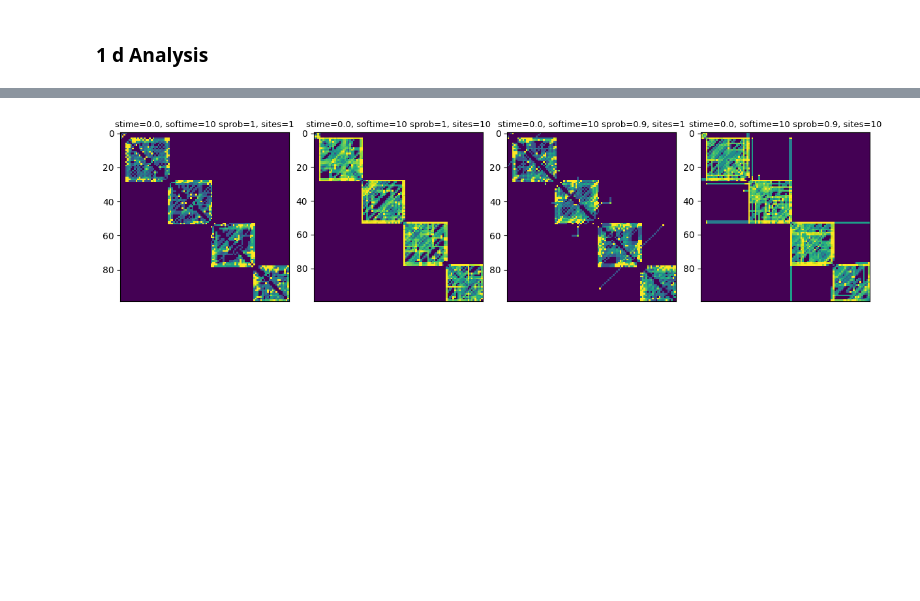
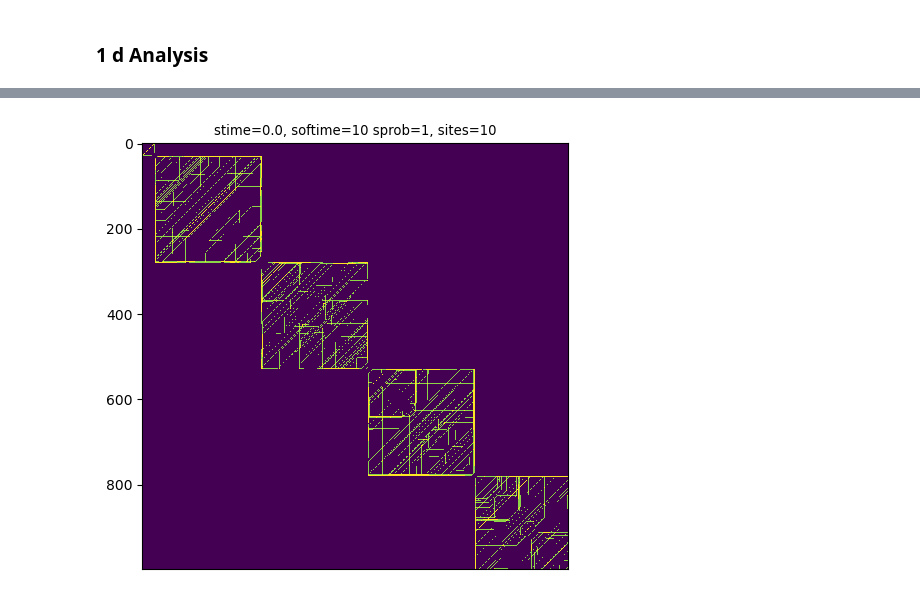
Before and after one commit to Fudenberg-Research-Group/dynamic_extrusion_boundaries, a Jupyter notebook: simulations/1_d_lattice_simulations.ipynb, the cells around one changed output, grey strips where cells are left out. Drawn from its saved outputs; the diff is of its cells as text; code cells hidden in the pictures; blank space fills up the shorter version.

```diff
--- a/simulations/1_d_lattice_simulations.ipynb
+++ b/simulations/1_d_lattice_simulations.ipynb
@@ -273,7 +238,7 @@ LEFTran, LEFNum = make_translocator(paramdict, RightstallList, LeftstallList)
 
 ############# making folder for simulation ###############
 file_name = paramdict_to_filename(paramdict)
-folder_name = '/folder_for_samples/'+'folder_' + file_name.split('file_')[1]
+folder_name = '/samples/'+'folder_' + file_name.split('file_')[1]
 folder = os.getcwd() + folder_name
 
 if os.path.exists(folder):
@@ -285,7 +250,7 @@ else:
 ########### simulation parameters ###########
 Trajn = 100 # trajectory length in monomer
 trajectoryLength = Trajn * Sites_per_monomer #trajectory length in lattice land
-num_dummy_steps = Trajn/100 * Sites_per_monomer #dummy steps in lattice land
+num_dummy_steps = Trajn//100 * Sites_per_monomer #dummy steps in lattice land
 blocksteps = 5
 bins = np.linspace(0, trajectoryLength, blocksteps, dtype=int)
 
@@ -323,65 +285,29 @@ def map_from_lefs(dset, trajectoryLength, LEFNum, Lattice_sites):
 
     return (lmap + lmap.T)
 # %%
-paramdicts = {
-    'lifetime':50,
-    'separation':10,
-    'facestall':1,
-    'backstall':0.0,
-    'stalltime':1000,
-    'stalloftime':0.1,
-    'stalldist':10,
-    'steps':200,
-    'velocity_multiplier':1,
-    'sites_per_monomer':10,
-    'monomer_per_replica':100,
-    'replication_number':10
-}
-facestalls=[1, 0.9]
-stalltimes = [0.0]
-stalloftimes = [10]
-sites_per_monomers = [1, 10]
-numy, numx = 10, 5
-subplot_width = 3
-c = 0
-plt.figure(figsize=(subplot_width*numx,subplot_width*numy))
-for facestall in facestalls:
-    paramdicts['facestall'] = facestall
-    for stalltime in stalltimes:
-        paramdicts['stalltime']=stalltime
-        for stalloftime in stalloftimes:
-            paramdicts['stalloftime']=stalloftime
-            for sites_per_monomer in sites_per_monomers:
-                paramdicts['sites_per_monomer']=sites_per_monomer
-                file_name = paramdict_to_filename(paramdicts)
-                folder_name = '/folder_for_samples/'+'folder_' + file_name.split('file_')[1]
-                folder = os.getcwd() + folder_name
-                print(folder)
-                if os.path.exists(folder):
-                    print("already exist")
-                    with  h5py.File(folder+"/LEFPositions.h5", mode='r') as myfile:
-                        lef_array = np.array(myfile['positions'])
-                    Trajn = 100 # trajectory length in monomer
-                    trajectoryLength = Trajn * paramdicts['sites_per_monomer'] #trajectory length in lattice land
-                    Lattice_sites = paramdicts['monomer_per_replica']*paramdicts['sites_per_monomer']
-                    LEFNum = 100
-                    maps = map_from_lefs(lef_array, trajectoryLength, LEFNum, Lattice_sites)
+file_name = paramdict_to_filename(paramdict)
+folder_name = '/samples/'+'folder_' + file_name.split('file_')[1]
+folder = os.getcwd() + folder_name
 
-                    c += 1
-                    plt.subplot(numy, numx, c)
+if os.path.exists(folder):
+    with  h5py.File(folder+"/LEFPositions.h5", mode='r') as myfile:
+            lef_array = np.array(myfile['positions'])
+            Trajn = 100 # trajectory length in monomer
+            trajectoryLength = Trajn * paramdict['sites_per_monomer'] #trajectory length in lattice land
+            Lattice_sites = paramdict['monomer_per_replica']*paramdict['sites_per_monomer']
+            N = myfile.attrs["N"] #number of monomers
+            LEFNum = myfile.attrs["LEFNum"]   #number of extruders
+            maps = map_from_lefs(lef_array, trajectoryLength, LEFNum, Lattice_sites)
 
-                    if sites_per_monomer==1:
-                        plt.matshow(np.log10(maps+1),vmax=1.15/(np.sqrt(paramdicts['sites_per_monomer'])), fignum = False)
-                    else:
-                        maps_coarse = cooltools.lib.numutils.zoom_array(maps, (100,100), same_sum=True)
-                        plt.matshow(np.log10(maps_coarse+1),vmax=5.915/(np.sqrt(paramdicts['sites_per_monomer'])), fignum = False)
+            plt.matshow(np.log10(maps+1),vmax=1.15/(np.sqrt(paramdict['sites_per_monomer'])), fignum = False)
 
-                    plt.title('stime=%s, softime=%s sprob=%s, sites=%s'%(paramdicts['stalltime'],
-                                                                      paramdicts['stalloftime'],
-                                                                      paramdicts['facestall'],
-                                                                      paramdicts['sites_per_monomer']),fontsize=9.51)
-                    plt.xticks([])
-                    plt.yticks(fontsize=10)
+
+            plt.title('stime=%s, softime=%s sprob=%s, sites=%s'%(paramdict['stalltime'],
+                                                                      paramdict['stalloftime'],
+                                                                      paramdict['facestall'],
+                                                                      paramdict['sites_per_monomer']),fontsize=9.51)
+            plt.xticks([])
+            plt.yticks(fontsize=10)
 plt.tight_layout()
 plt.show()
 # %% [output]
@@ -396 +314 @@ already exist
-[figure, old version]
+[figure, new version]
```
Also changed, not shown: parts of 45 cells of this notebook, 1 other file.
